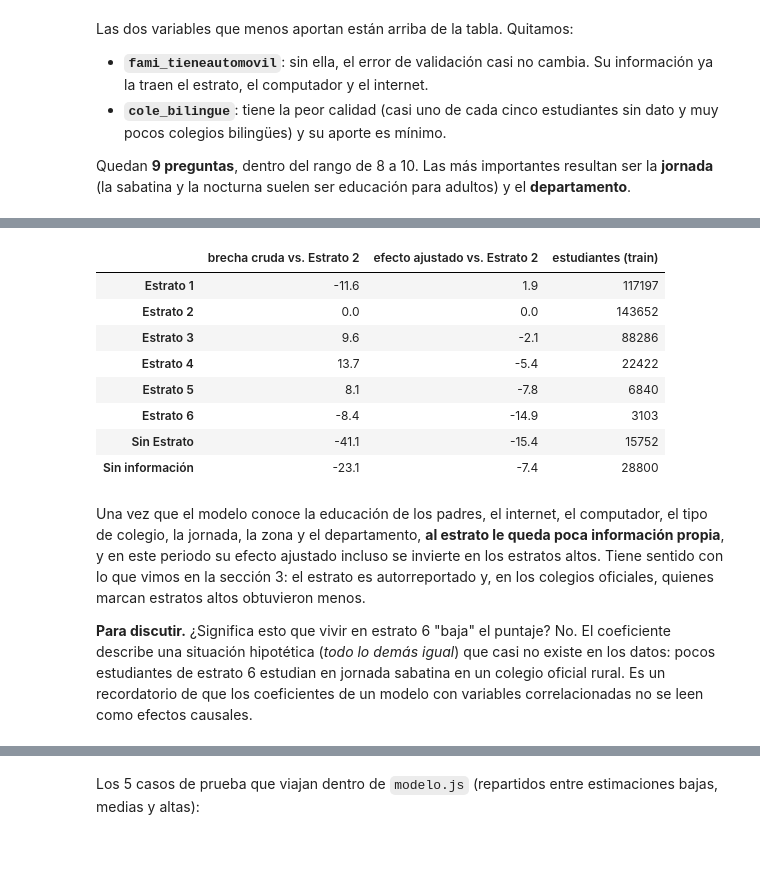
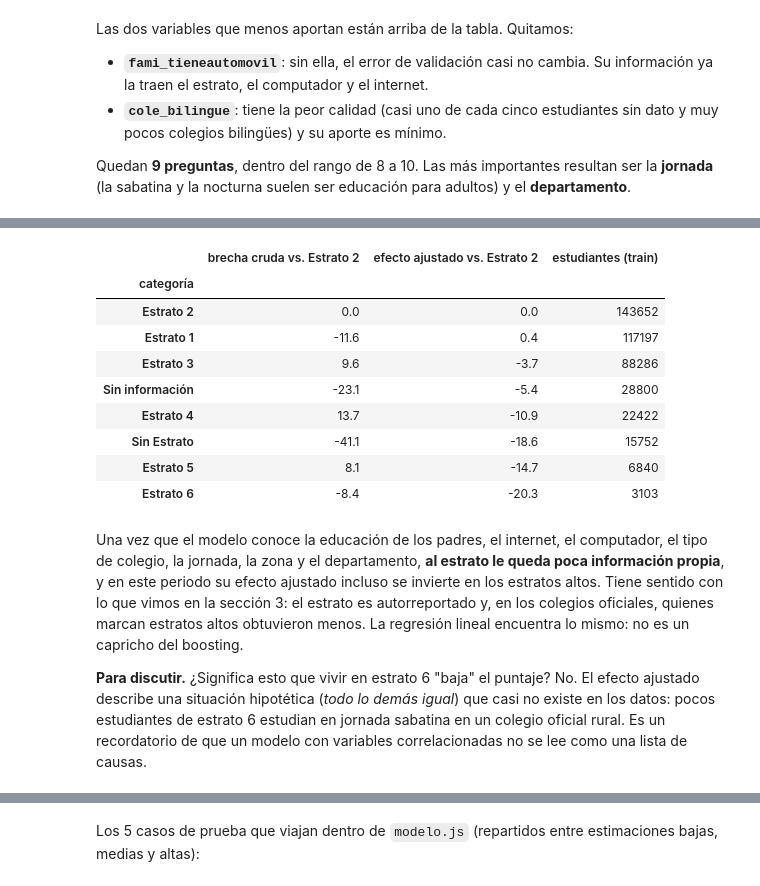
Before and after one commit to Daniel01010101010101/Ejercicio_ejemplo_machine_learning, a Jupyter notebook: notebooks/saber11_modelo.ipynb, the cells around one changed output, grey strips where cells are left out. Cells and saved outputs as stored; diff of their text form; code cells hidden in the pictures; blank space fills up the shorter version.

```diff
--- a/notebooks/saber11_modelo.ipynb
+++ b/notebooks/saber11_modelo.ipynb
@@ -682,8 +732,10 @@ Entrenamos el pipeline con las variables elegidas y **todo** el set de entrenami
 # %%
 modelo = crear_modelo(VARIABLES).fit(x_train, y_train)
 codificador = modelo.named_steps["preprocesamiento"].named_transformers_["categoricas"]
+boosting = modelo.named_steps["regresion"]
 print(f"Columnas después del one-hot: {len(codificador.get_feature_names_out())}")
-print(f"Intercepto: {fmt(modelo.named_steps['regresion'].intercept_, 2)}")
+print(f"Árboles: {boosting.n_iter_} · hojas por árbol: hasta {boosting.max_leaf_nodes} · "
+      f"tasa de aprendizaje: {fmt(boosting.learning_rate, 1)}")
 modelo
 # %% [output]
 Columnas después del one-hot: 87
@@ -832,0 +943,21 @@ La misma información en frases: para cada variable, qué pasa al cambiar la res
+# %%
+arboles = arboles_de(boosting)
+columnas_arbol = [[v, str(c)] for v, lista in zip(VARIABLES, codificador.categories_) for c in lista]
+variable_de_columna = [VARIABLES.index(c[0]) for c in columnas_arbol]
+print(f"{len(arboles['lista'])} árboles · {fmt(sum(len(a['v']) for a in arboles['lista']))} nodos en total · "
+      f"punto de partida {fmt(arboles['base'], 2)} puntos")
+
+# El estudiante típico: la respuesta más común en cada pregunta.
+tipico = pd.DataFrame([{v: x_train[v].value_counts().idxmax() for v in VARIABLES}])
+x_tipico = modelo.named_steps["preprocesamiento"].transform(tipico)
+arbol, n = arboles["lista"][0], 0
+print("\nEl árbol 1 con el estudiante típico:")
+while arbol["c"][n] >= 0:
+    variable, categoria = columnas_arbol[arbol["c"][n]]
+    es = x_tipico[0, arbol["c"][n]] > arbol["u"][n]
+    print(f"  ¿{variable} es «{categoria}»? {'Sí' if es else 'No'}")
+    n = arbol["d"][n] if es else arbol["i"][n]
+print(f"  Llega a una hoja que {'suma' if arbol['v'][n] >= 0 else 'resta'} {fmt(abs(arbol['v'][n]), 2)} puntos.")
+estimacion, partida, aportes_tipico = recorrer_arboles(arboles, x_tipico, variable_de_columna, len(VARIABLES))
+print(f"\nCon los {len(arboles['lista'])} árboles: punto de partida {fmt(partida, 1)} + aportes "
+      f"{fmt(aportes_tipico.sum(), 1)} = {fmt(estimacion[0], 1)} (scikit-learn: {fmt(modelo.predict(tipico)[0], 1)})")
@@ -833,10 +1001,21 @@ La misma información en frases: para cada variable, qué pasa al cambiar la res
 # %%
+muestra_pd = x_train.sample(n=3000, random_state=SEMILLA)
+filas = []
+for variable in VARIABLES:
+    conteo = x_train[variable].value_counts()
+    referencia = conteo.idxmax()
+    # Solo respuestas que aparecen en el formulario (al menos MIN_CASOS estudiantes en train).
+    promedios = {c: modelo.predict(muestra_pd.assign(**{variable: c})).mean() for c in conteo[conteo >= MIN_CASOS].index}
+    for categoria, promedio in promedios.items():
+        filas.append({"variable": variable, "categoría": categoria, "vs. más frecuente": promedio - promedios[referencia],
+                      "referencia": referencia, "estudiantes (train)": int(conteo[categoria])})
+visibles = pd.DataFrame(filas)
+
+
 def frase(puntos):
     return f"suma {fmt(puntos, 1)}" if puntos >= 0 else f"resta {fmt(-puntos, 1)}"
 
 
-# Solo categorías que aparecen en el formulario (al menos MIN_CASOS estudiantes en train).
-visibles = tabla_coef[tabla_coef["estudiantes (train)"] >= MIN_CASOS]
 for variable, grupo in visibles.groupby("variable", sort=False):
     ref = grupo["referencia"].iloc[0]
     otras = grupo[grupo["categoría"] != ref]
@@ -900,27 +1079,28 @@ Los coeficientes están **ajustados**: comparan estudiantes que son iguales en l
 # %%
 entrenamiento = x_train.assign(puntaje=y_train)
-grupo_estrato = tabla_coef[tabla_coef.variable == "fami_estratovivienda"].set_index("categoría")
+grupo_estrato = visibles[visibles.variable == "fami_estratovivienda"].set_index("categoría")
 ref_estrato = grupo_estrato["referencia"].iloc[0]
 crudo = entrenamiento.groupby("fami_estratovivienda")["puntaje"].mean()
 pd.DataFrame({
-    f"brecha cruda vs. {ref_estrato}": (crudo - crudo[ref_estrato]).round(1),
+    f"brecha cruda vs. {ref_estrato}": (crudo - crudo[ref_estrato]).reindex(grupo_estrato.index).round(1),
     f"efecto ajustado vs. {ref_estrato}": grupo_estrato["vs. más frecuente"].round(1),
     "estudiantes (train)": grupo_estrato["estudiantes (train)"],
 })
 # %% [output]
 |  | brecha cruda vs. Estrato 2 | efecto ajustado vs. Estrato 2 | estudiantes (train) |
-| Estrato 1 | -11.6 | 1.9 | 117197 |
+| categoría |  |  |  |
 | Estrato 2 | 0.0 | 0.0 | 143652 |
-| Estrato 3 | 9.6 | -2.1 | 88286 |
-| Estrato 4 | 13.7 | -5.4 | 22422 |
-| Estrato 5 | 8.1 | -7.8 | 6840 |
-| Estrato 6 | -8.4 | -14.9 | 3103 |
-| Sin Estrato | -41.1 | -15.4 | 15752 |
-| Sin información | -23.1 | -7.4 | 28800 |
+| Estrato 1 | -11.6 | 0.4 | 117197 |
+| Estrato 3 | 9.6 | -3.7 | 88286 |
+| Sin información | -23.1 | -5.4 | 28800 |
+| Estrato 4 | 13.7 | -10.9 | 22422 |
+| Sin Estrato | -41.1 | -18.6 | 15752 |
+| Estrato 5 | 8.1 | -14.7 | 6840 |
+| Estrato 6 | -8.4 | -20.3 | 3103 |
 # %% [markdown]
-Una vez que el modelo conoce la educación de los padres, el internet, el computador, el tipo de colegio, la jornada, la zona y el departamento, **al estrato le queda poca información propia**, y en este periodo su efecto ajustado incluso se invierte en los estratos altos. Tiene sentido con lo que vimos en la sección 3: el estrato es autorreportado y, en los colegios oficiales, quienes marcan estratos altos obtuvieron menos.
+Una vez que el modelo conoce la educación de los padres, el internet, el computador, el tipo de colegio, la jornada, la zona y el departamento, **al estrato le queda poca información propia**, y en este periodo su efecto ajustado incluso se invierte en los estratos altos. Tiene sentido con lo que vimos en la sección 3: el estrato es autorreportado y, en los colegios oficiales, quienes marcan estratos altos obtuvieron menos. La regresión lineal encuentra lo mismo: no es un capricho del boosting.
 
-**Para discutir.** ¿Significa esto que vivir en estrato 6 "baja" el puntaje? No. El coeficiente describe una situación hipotética (*todo lo demás igual*) que casi no existe en los datos: pocos estudiantes de estrato 6 estudian en jornada sabatina en un colegio oficial rural. Es un recordatorio de que los coeficientes de un modelo con variables correlacionadas no se leen como efectos causales.
+**Para discutir.** ¿Significa esto que vivir en estrato 6 "baja" el puntaje? No. El efecto ajustado describe una situación hipotética (*todo lo demás igual*) que casi no existe en los datos: pocos estudiantes de estrato 6 estudian en jornada sabatina en un colegio oficial rural. Es un recordatorio de que un modelo con variables correlacionadas no se lee como una lista de causas.
 # %% [markdown]
 ## 9. Exportación a `modelo.js` y prueba de paridad
 
```
Also changed, not shown: parts of 48 cells of this notebook, 5 other files.
